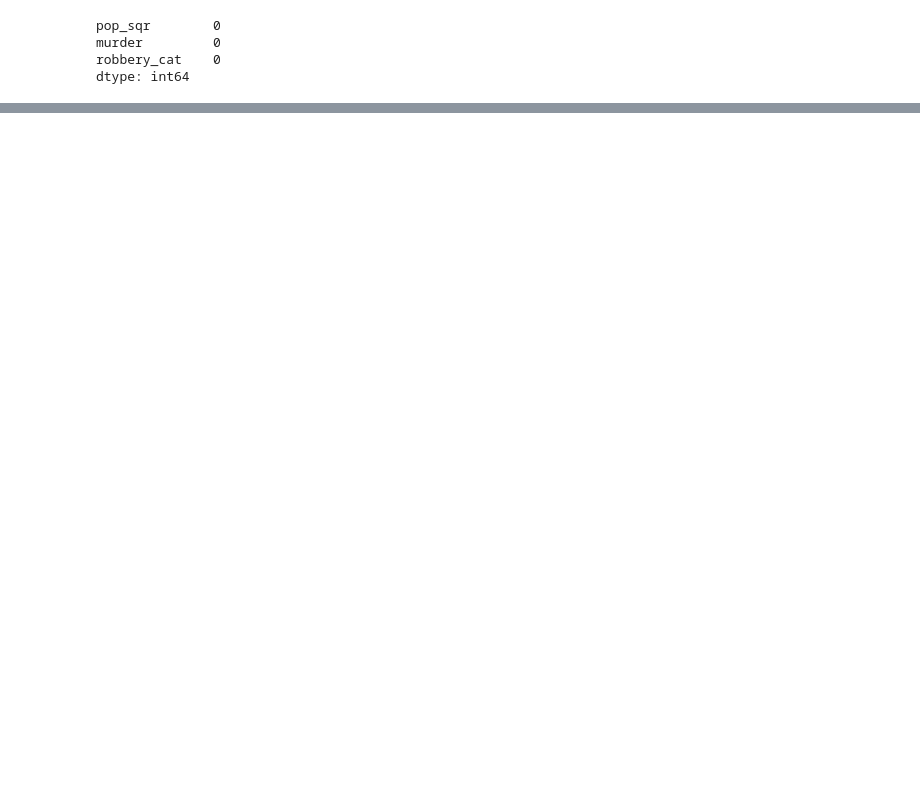
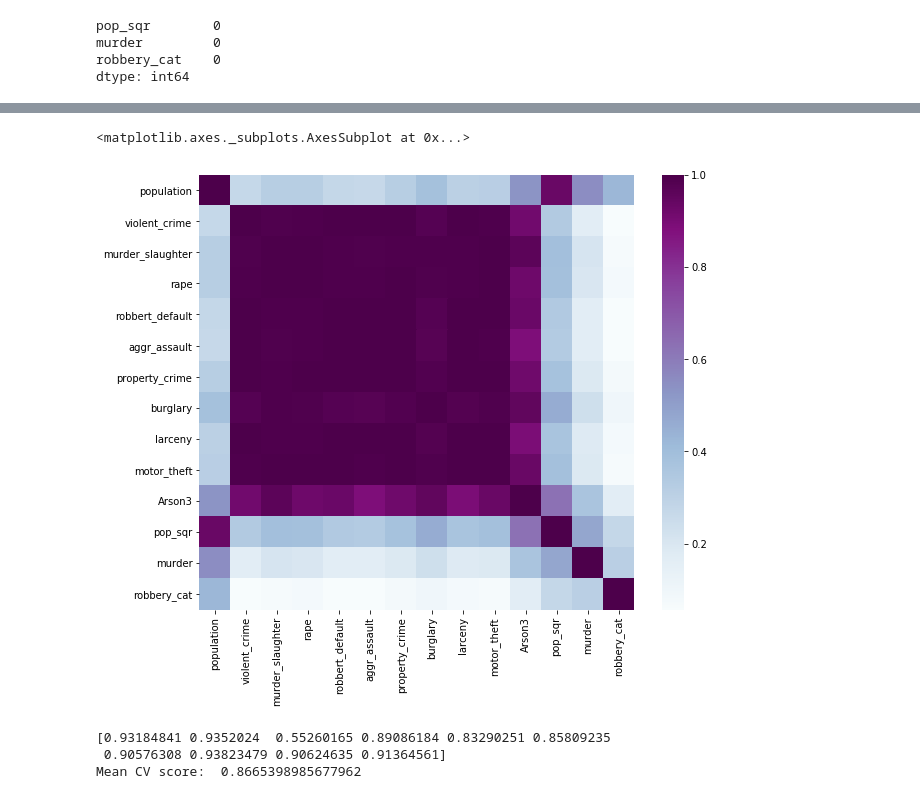
Before and after one commit to PriyankaBiswas/Data-Science, a Jupyter notebook: Unit2_SL/NYCrime/nyc_crime_regression.ipynb, the cells around one changed output, grey strips where cells are left out. Drawn from its saved outputs; the diff is of its cells as text; code cells hidden in the pictures; blank space fills up the shorter version.

```diff
--- a/Unit2_SL/NYCrime/nyc_crime_regression.ipynb
+++ b/Unit2_SL/NYCrime/nyc_crime_regression.ipynb
@@ -246,0 +400,7 @@ Name: population, dtype: float64
+# %%
+# Check multicollinearity
+plt.figure(figsize=(10,8))
+sns.heatmap(nyc.corr(), cmap='BuPu', square=True)
+# %% [output]
+<matplotlib.axes._subplots.AxesSubplot at 0x...>
+[figure, added]
@@ -246,0 +410,14 @@ Name: population, dtype: float64
+# %%
+# use crossvalidation
+
+from sklearn.model_selection import cross_val_score
+
+regr = linear_model.LinearRegression()
+
+print(cross_val_score(regr, X, Y, cv=10))
+
+print("Mean CV score: ", (cross_val_score(regr, X, Y, cv=10)).mean())
+# %% [output]
+[0.93184841 0.9352024  0.55260165 0.89086184 0.83290251 0.85809235
+ 0.90576308 0.93823479 0.90624635 0.91364561]
+Mean CV score:  0.8665398985677962
```
Also changed, not shown: parts of 24 cells of this notebook.
